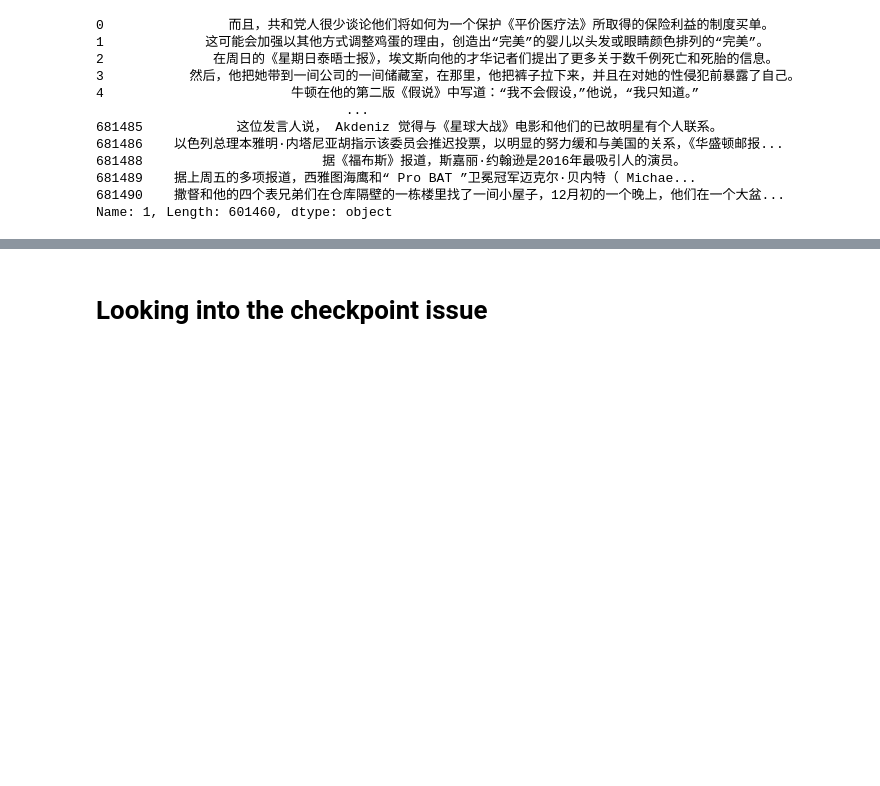
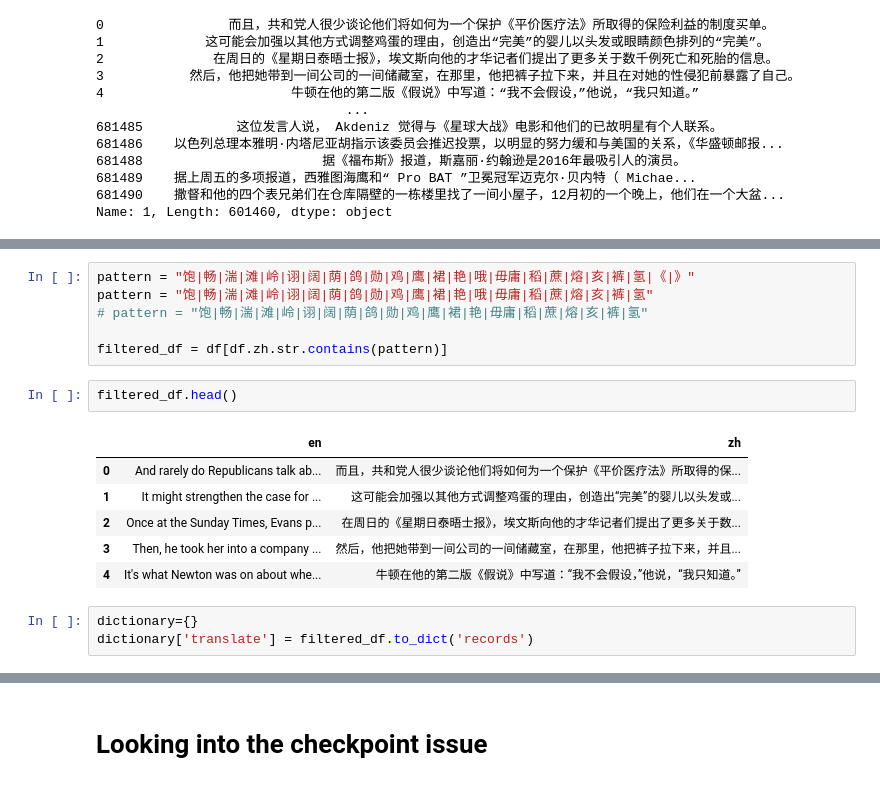
Before and after one commit to kitkhai/NLLB_fine_tuning, a Jupyter notebook: test.ipynb, the cells around one changed output, grey strips where cells are left out. Drawn from its saved outputs; the diff is of its cells as text; blank space fills up the shorter version.

```diff
--- a/test.ipynb
+++ b/test.ipynb
@@ -307,0 +386,18 @@ dataset = load_dataset("text",
+# %%
+pattern = "饱|畅|湍|滩|岭|诩|阔|荫|鸽|勋|鸡|鹰|裙|艳|哦|毋庸|稻|蔗|熔|亥|裤|氢|《|》"
+pattern = "饱|畅|湍|滩|岭|诩|阔|荫|鸽|勋|鸡|鹰|裙|艳|哦|毋庸|稻|蔗|熔|亥|裤|氢"
+# pattern = "饱|畅|湍|滩|岭|诩|阔|荫|鸽|勋|鸡|鹰|裙|艳|毋庸|稻|蔗|熔|亥|裤|氢"
+
+filtered_df = df[df.zh.str.contains(pattern)]
+# %%
+filtered_df.head()
+# %% [output]
+|  | en | zh |
+| 0 | And rarely do Republicans talk ab... | 而且，共和党人很少谈论他们将如何为一个保护《平价医疗法》所取得的保... |
+| 1 | It might strengthen the case for ... | 这可能会加强以其他方式调整鸡蛋的理由，创造出“完美”的婴儿以头发或... |
+| 2 | Once at the Sunday Times, Evans p... | 在周日的《星期日泰晤士报》，埃文斯向他的才华记者们提出了更多关于数... |
+| 3 | Then, he took her into a company ... | 然后，他把她带到一间公司的一间储藏室，在那里，他把裤子拉下来，并且... |
+| 4 | It's what Newton was on about whe... | 牛顿在他的第二版《假说》中写道：“我不会假设，”他说，“我只知道。” |
+# %%
+dictionary={}
+dictionary['translate'] = filtered_df.to_dict('records')
```
Also changed, not shown: parts of 29 cells of this notebook, 3 other files.
